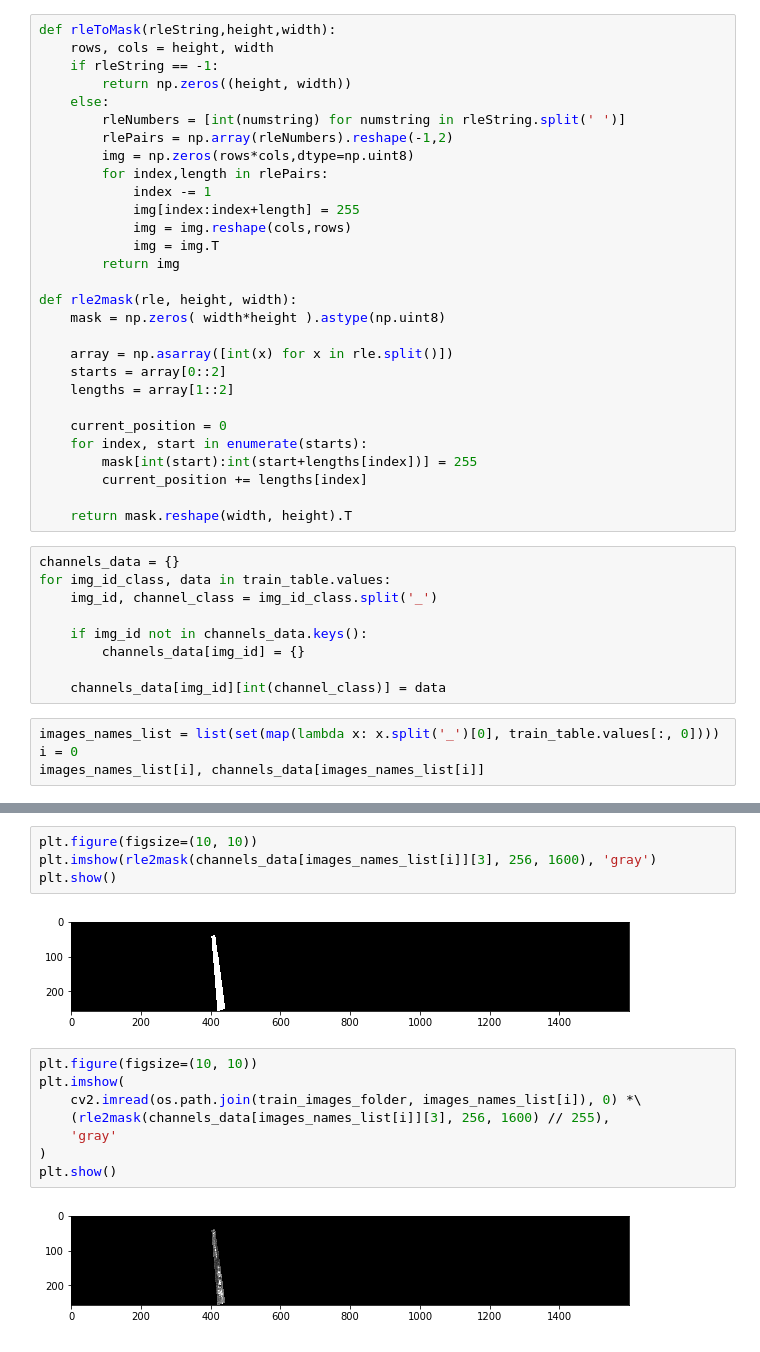
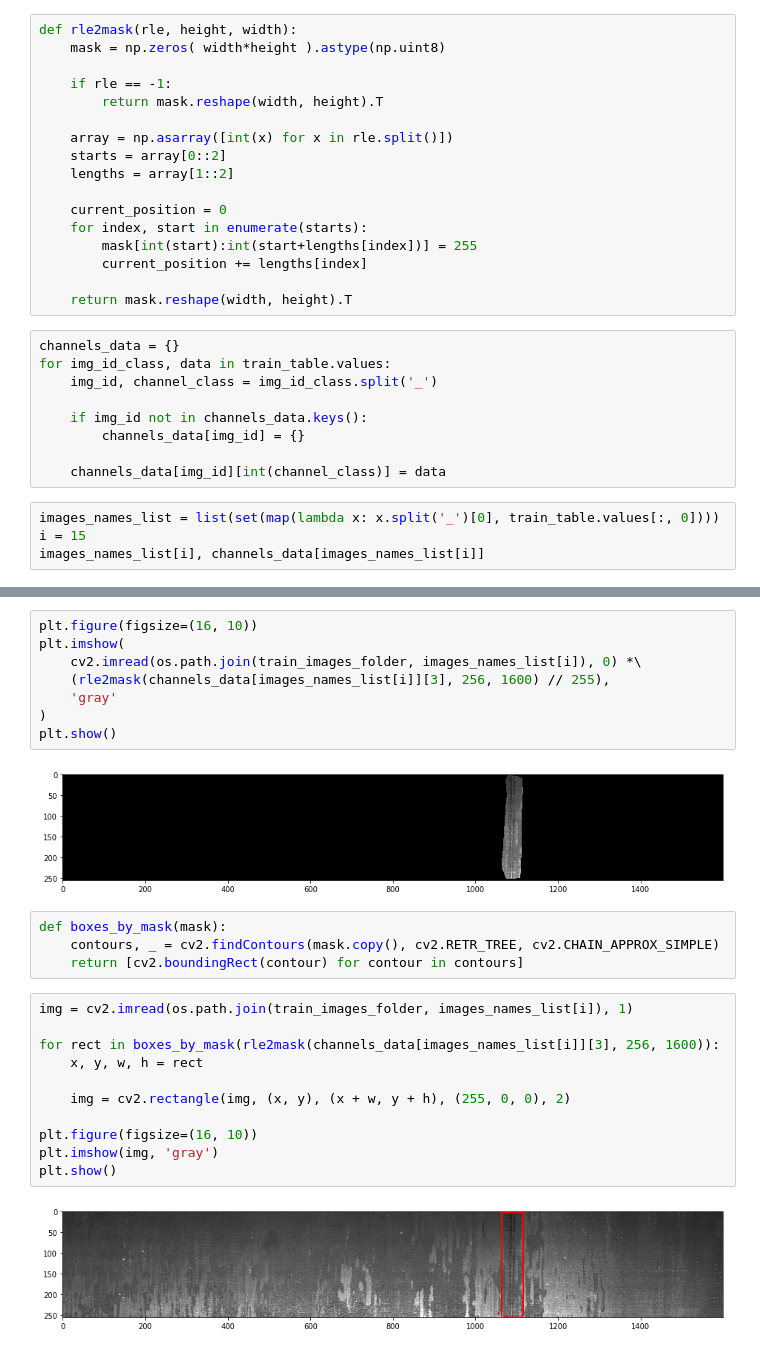
Before and after one commit to AlexeySrus/KaggleSteelDefect, a Jupyter notebook: dataset_preparation/dataset_preparation.ipynb, the cells around one changed output, grey strips where cells are left out. Saved outputs shown, nothing was run; the diff lists cells and outputs as text.

Commit message:
Add rectangle creator feature

```diff
--- a/dataset_preparation/dataset_preparation.ipynb
+++ b/dataset_preparation/dataset_preparation.ipynb
@@ -32,23 +32,11 @@ train_table.head(15)
 | 13 | 000789191.jpg_2 | -1 |
 | 14 | 000789191.jpg_3 | -1 |
 # %%
-def rleToMask(rleString,height,width):
-    rows, cols = height, width
-    if rleString == -1:
-        return np.zeros((height, width))
-    else:
-        rleNumbers = [int(numstring) for numstring in rleString.split(' ')]
-        rlePairs = np.array(rleNumbers).reshape(-1,2)
-        img = np.zeros(rows*cols,dtype=np.uint8)
-        for index,length in rlePairs:
-            index -= 1
-            img[index:index+length] = 255
-            img = img.reshape(cols,rows)
-            img = img.T
-        return img
-
 def rle2mask(rle, height, width):
     mask = np.zeros( width*height ).astype(np.uint8)
+
+    if rle == -1:
+        return mask.reshape(width, height).T
 
     array = np.asarray([int(x) for x in rle.split()])
     starts = array[0::2]
@@ -71,6 +59,6 @@ for img_id_class, data in train_table.values:
     channels_data[img_id][int(channel_class)] = data
 # %%
 images_names_list = list(set(map(lambda x: x.split('_')[0], train_table.values[:, 0])))
-i = 0
+i = 15
 images_names_list[i], channels_data[images_names_list[i]]
 # %% [output]
@@ -88,16 +85,27 @@ plt.show()
 # %%
-plt.figure(figsize=(10, 10))
-plt.imshow(rle2mask(channels_data[images_names_list[i]][3], 256, 1600), 'gray')
+plt.figure(figsize=(16, 10))
+plt.imshow(
+    cv2.imread(os.path.join(train_images_folder, images_names_list[i]), 0) *\
+    (rle2mask(channels_data[images_names_list[i]][3], 256, 1600) // 255),
+    'gray'
+)
 plt.show()
 # %% [output]
-[figure, old version]
+[figure, new version]
+# %%
+def boxes_by_mask(mask):
+    contours, _ = cv2.findContours(mask.copy(), cv2.RETR_TREE, cv2.CHAIN_APPROX_SIMPLE)
+    return [cv2.boundingRect(contour) for contour in contours]
 # %%
-plt.figure(figsize=(10, 10))
-plt.imshow(
-    cv2.imread(os.path.join(train_images_folder, images_names_list[i]), 0) *\
-    (rle2mask(channels_data[images_names_list[i]][3], 256, 1600) // 255),
-    'gray'
-)
+img = cv2.imread(os.path.join(train_images_folder, images_names_list[i]), 1)
+
+for rect in boxes_by_mask(rle2mask(channels_data[images_names_list[i]][3], 256, 1600)):
+    x, y, w, h = rect
+
+    img = cv2.rectangle(img, (x, y), (x + w, y + h), (255, 0, 0), 2)
+
+plt.figure(figsize=(16, 10))
+plt.imshow(img, 'gray')
 plt.show()
 # %% [output]
-[figure, old version]
+[figure, new version]
```
Also changed, not shown: parts of 3 cells of this notebook.
